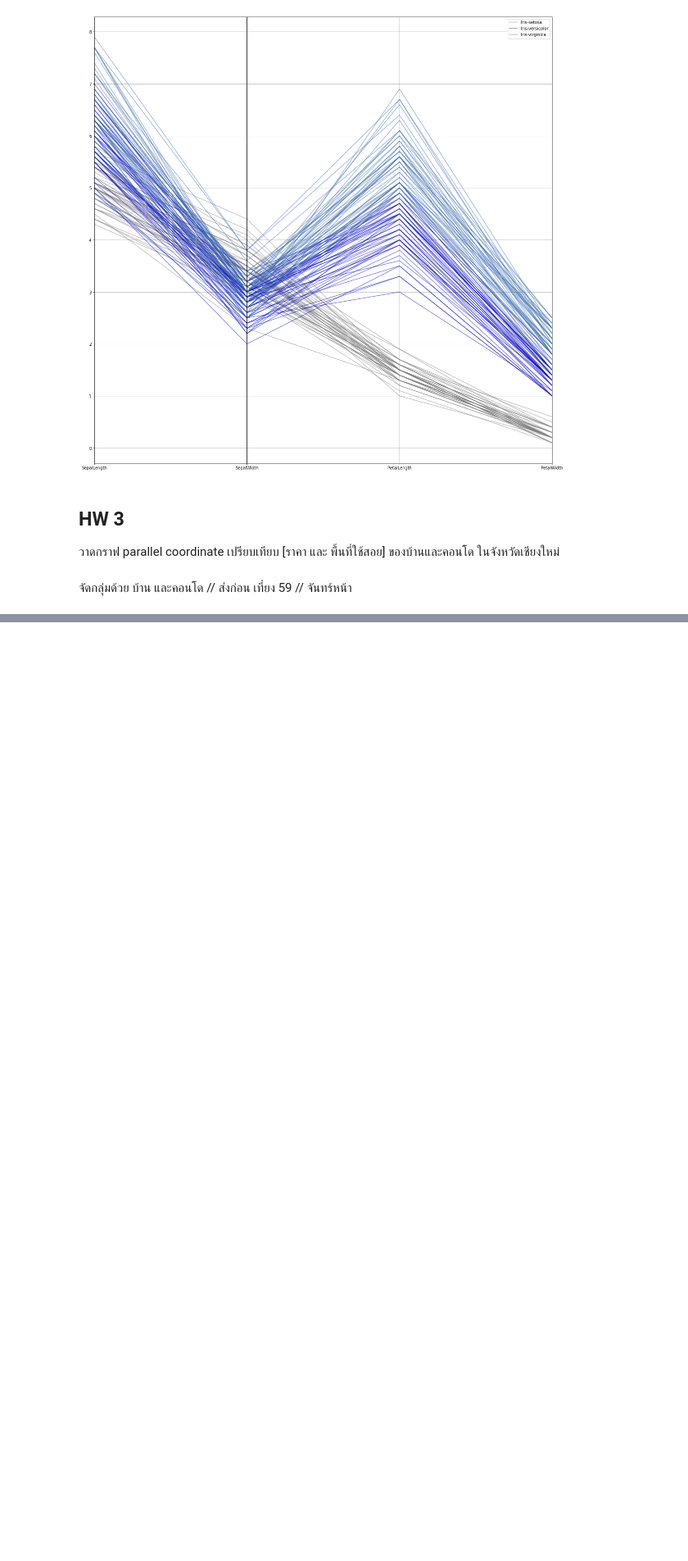
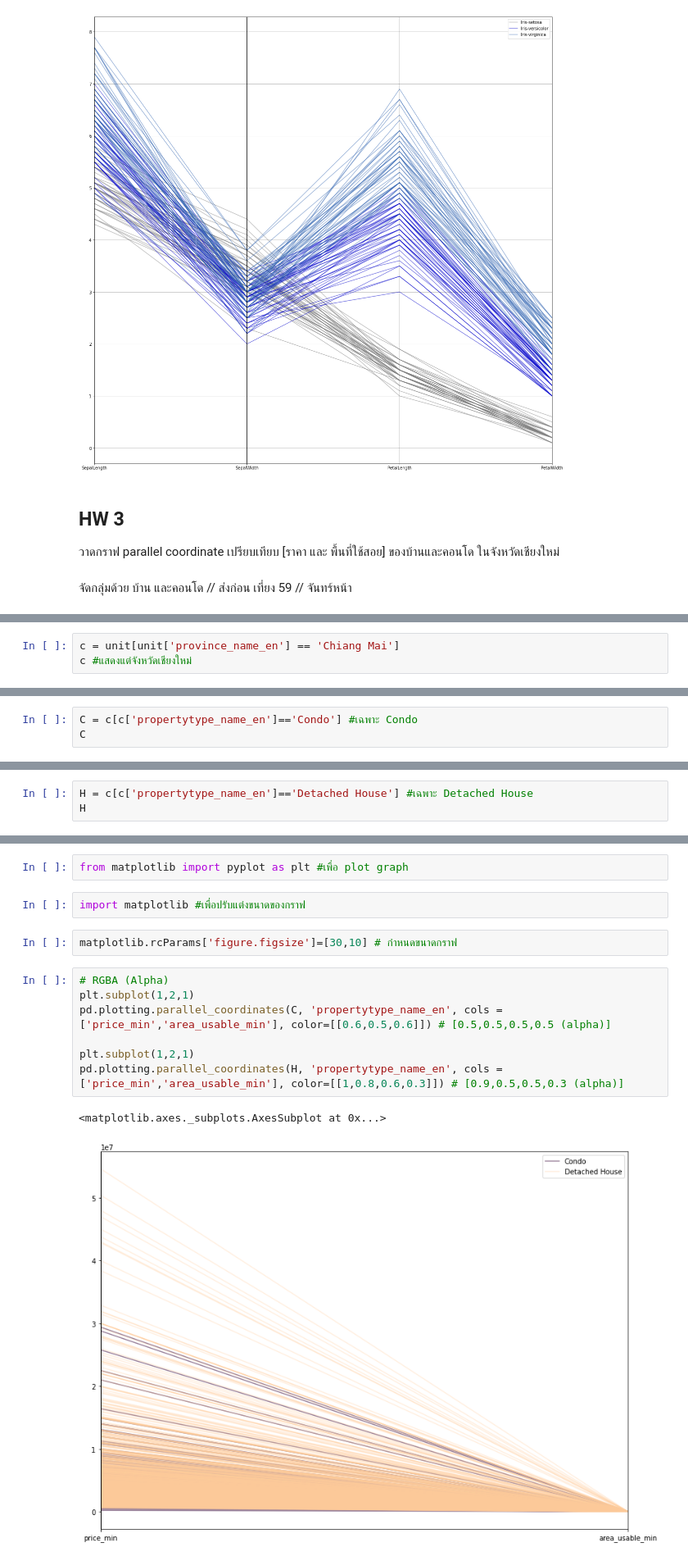
Before and after one commit to nattntn/BasicProg_DataViz65, a Jupyter notebook: DataViz01_Table_Data.ipynb, the cells around one changed output, grey strips where cells are left out. Shown at 82% size. Drawn from its saved outputs; the diff is of its cells as text; blank space fills up the shorter version.

```diff
--- a/DataViz01_Table_Data.ipynb
+++ b/DataViz01_Table_Data.ipynb
@@ -163,0 +209,3 @@ pd.plotting.parallel_coordinates(df, 'Name', color=[[0.5,0.5,0.5,0.5],[0,0,0.8,0
+# %%
+c = unit[unit['province_name_en'] == 'Chiang Mai']
+c #แสดงแต่จังหวัดเชียงใหม่
@@ -163,0 +226,3 @@ pd.plotting.parallel_coordinates(df, 'Name', color=[[0.5,0.5,0.5,0.5],[0,0,0.8,0
+# %%
+C = c[c['propertytype_name_en']=='Condo'] #เฉพาะ Condo
+C
@@ -163,0 +243,3 @@ pd.plotting.parallel_coordinates(df, 'Name', color=[[0.5,0.5,0.5,0.5],[0,0,0.8,0
+# %%
+H = c[c['propertytype_name_en']=='Detached House'] #เฉพาะ Detached House
+H
@@ -163,0 +260,16 @@ pd.plotting.parallel_coordinates(df, 'Name', color=[[0.5,0.5,0.5,0.5],[0,0,0.8,0
+# %%
+from matplotlib import pyplot as plt #เพื่อ plot graph
+# %%
+import matplotlib #เพื่อปรับแต่งขนาดของกราฟ
+# %%
+matplotlib.rcParams['figure.figsize']=[30,10] # กำหนดขนาดกราฟ
+# %%
+# RGBA (Alpha)
+plt.subplot(1,2,1)
+pd.plotting.parallel_coordinates(C, 'propertytype_name_en', cols = ['price_min','area_usable_min'], color=[[0.6,0.5,0.6]]) # [0.5,0.5,0.5,0.5 (alpha)]
+
+plt.subplot(1,2,1)
+pd.plotting.parallel_coordinates(H, 'propertytype_name_en', cols = ['price_min','area_usable_min'], color=[[1,0.8,0.6,0.3]]) # [0.9,0.5,0.5,0.3 (alpha)]
+# %% [output]
+<matplotlib.axes._subplots.AxesSubplot at 0x...>
+[figure, added]
```
Also changed, not shown: parts of 11 cells of this notebook.
